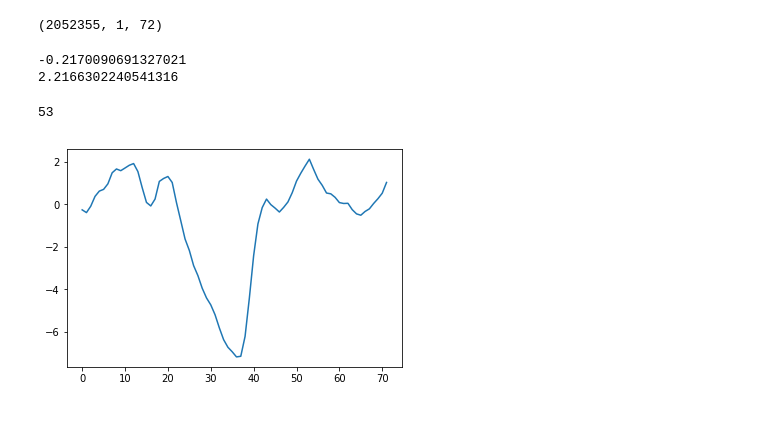
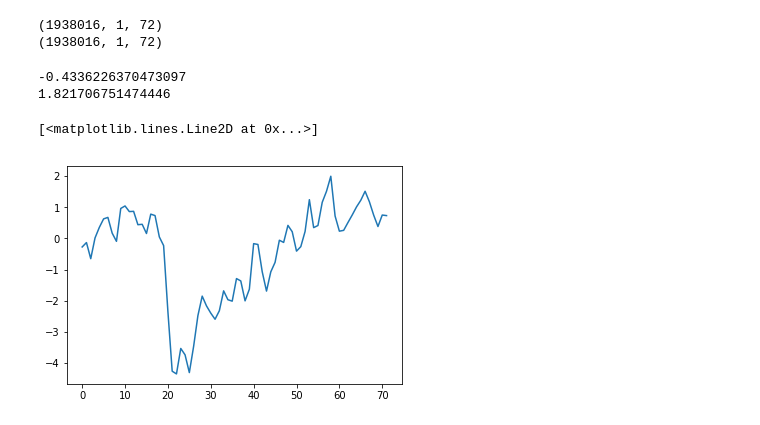
Before and after one commit to Nomow/deep-learning-based-spike-detection-and-sorting, a Jupyter notebook: notebooks/dataset_generation.ipynb, the cells around one changed output. Drawn from its saved outputs; the diff is of its cells as text; code cells hidden in the pictures.

```diff
--- a/notebooks/dataset_generation.ipynb
+++ b/notebooks/dataset_generation.ipynb
@@ -15,14 +15,14 @@ from torch.utils.data import Dataset, DataLoader
 from torchvision import transforms, datasets
 import os
 # %%
-max_dataset_size = 3000000
+max_dataset_size = 100
 waveform_length = 72;
-nb_of_elements = 100
+nb_of_elements = 25000;
 device = torch.device("cuda:0" if torch.cuda.is_available() else "cpu")
 # %%
 root_folder = os.path.dirname(os.getcwd())
-path_to_recording= path.join(root_folder,'data/recording_datasets/datasets_single9.npy');
-path_to_ground_truth_data = path.join(root_folder,'data/recording_datasets/single_recording_gd9.npy');
+path_to_recording= path.join(root_folder,'data/recording_datasets/eeg_recording_dataset.npy');
+path_to_ground_truth_data = path.join(root_folder,'data/recording_datasets/eeg_ground_truth_dataset.npy');
 path_to_train_data = path.join(root_folder,'data/train_data.npy');
 path_to_train_labels = path.join(root_folder,'data/train_labels.npy');
 path_to_noise_data = path.join(root_folder,'data/noise_data.npy');
@@ -60,15 +77,9 @@ dataset_size =  dataset_spikes.__len__() if dataset_spikes.__len__() < dataset_n
 # %%
-# convers to np array
-np_data_spikes = np.zeros((dataset_size, 1, waveform_length));
-for i, (data, target) in enumerate(dataset_spikes):
-  np_data_spikes[i, :] = data.numpy();
-  if(i + 1 == dataset_size):
-    break;
 
-del dataset_spikes
+
 
 # removes spikes that have mutiple spikes in waveform
-spike_argmax = np.argmax(np_data_spikes, 2)
+spike_argmax = np.argmax(abs(np_data_spikes), 2)
 over_treshold = waveform_length // 2 + waveform_length // 4
 under_treshold = waveform_length // 2 - waveform_length // 4
 is_valid_train_data = ((spike_argmax >= under_treshold) & (spike_argmax <= over_treshold)).ravel()
@@ -76,21 +87,20 @@ np_data_spikes = np_data_spikes[is_valid_train_data, :, :]
 dataset_size = np_data_spikes.shape[0]
 np_classes_spikes = np.ones(dataset_size)
 
-
 np_data_noise = np.zeros((dataset_size, 1, waveform_length));
 np_classes_noise = np.zeros(dataset_size)
+counter = 0;
 for i, (data, target) in enumerate(dataset_noise):
-  np_data_noise[i, :] = data.numpy();
-  if(i + 1 == dataset_size):
-    break;
-
-del dataset_noise
+    np_data_noise[counter, :] = data.numpy()
+    counter = counter + 1;
+    if(i + 1 == dataset_size):
+        break;
 # %%
 print(np_data_noise.shape)
 print(np_data_spikes.shape)
-print()
 # %% [output]
-(2052355, 1, 72)
+(1938016, 1, 72)
+(1938016, 1, 72)
 # %%
 dataset = np.concatenate((np_data_spikes, np_data_noise), 0);
 # %%
@@ -106,13 +116,12 @@ np.save(path_to_mean_std, [mean, std])
 print(mean)
 print(std)
 # %% [output]
--0.2170090691327021
-2.2166302240541316
+-0.4336226370473097
+1.821706751474446
 # %%
 import matplotlib.pyplot as plt
 rnd = np.random.randint(0, np_data_spikes.shape[0]);
 plt.plot(np_data_spikes[rnd, 0, :])
-np.argmax(np_data_spikes[rnd, 0, :])
 # %% [output]
-53
+[<matplotlib.lines.Line2D at 0x...>]
-[figure, old version]
+[figure, new version]
```
Also changed, not shown: parts of 4 cells of this notebook, 13 other files.
